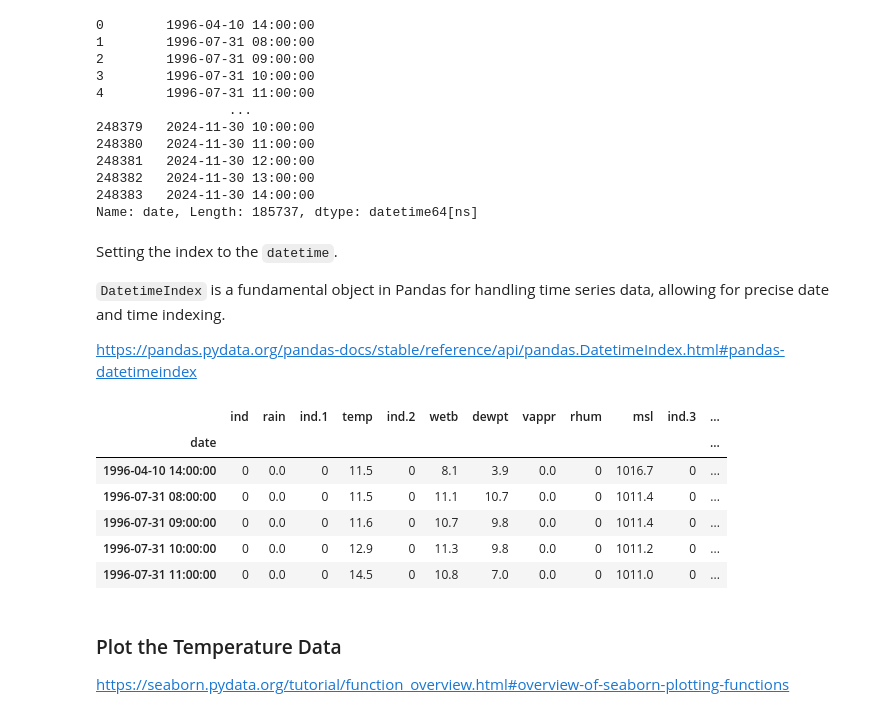
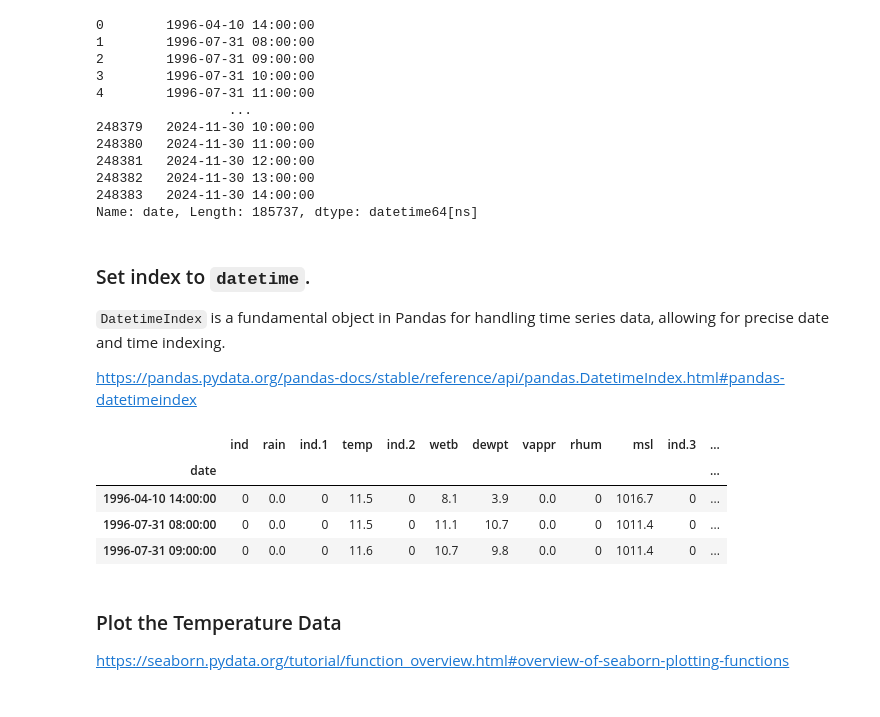
Before and after one commit to PCM11/PFDA---Assignments, a Jupyter notebook: assignment_6_weatherdata.ipynb, the cells around one changed output. Saved outputs shown, nothing was run; the diff lists cells and outputs as text; code cells hidden in the pictures.

```diff
--- a/assignment_6_weatherdata.ipynb
+++ b/assignment_6_weatherdata.ipynb
@@ -83,7 +83,7 @@ df['date']
 248383   2024-11-30 14:00:00
 Name: date, Length: 185737, dtype: datetime64[ns]
 # %% [markdown]
-Setting the index to the `datetime`.
+### Set index to `datetime`.
 
 `DatetimeIndex` is a fundamental object in Pandas for handling time series data, allowing for precise date and time indexing.
 
@@ -91,15 +91,13 @@ Setting the index to the `datetime`.
 https://pandas.pydata.org/pandas-docs/stable/reference/api/pandas.DatetimeIndex.html#pandas-datetimeindex
 # %%
 df.set_index('date', inplace=True)
-df.head()
+df.head(3)
 # %% [output]
 |  | ind | rain | ind.1 | temp | ind.2 | wetb | dewpt | vappr | rhum | msl | ind.3 | ... |
 | date |  |  |  |  |  |  |  |  |  |  |  | ... |
 | 1996-04-10 14:00:00 | 0 | 0.0 | 0 | 11.5 | 0 | 8.1 | 3.9 | 0.0 | 0 | 1016.7 | 0 | ... |
 | 1996-07-31 08:00:00 | 0 | 0.0 | 0 | 11.5 | 0 | 11.1 | 10.7 | 0.0 | 0 | 1011.4 | 0 | ... |
 | 1996-07-31 09:00:00 | 0 | 0.0 | 0 | 11.6 | 0 | 10.7 | 9.8 | 0.0 | 0 | 1011.4 | 0 | ... |
-| 1996-07-31 10:00:00 | 0 | 0.0 | 0 | 12.9 | 0 | 11.3 | 9.8 | 0.0 | 0 | 1011.2 | 0 | ... |
-| 1996-07-31 11:00:00 | 0 | 0.0 | 0 | 14.5 | 0 | 10.8 | 7.0 | 0.0 | 0 | 1011.0 | 0 | ... |
 # %% [markdown]
 ### Plot the Temperature Data
 
```
Also changed, not shown: parts of 13 cells of this notebook, 3 other files.
